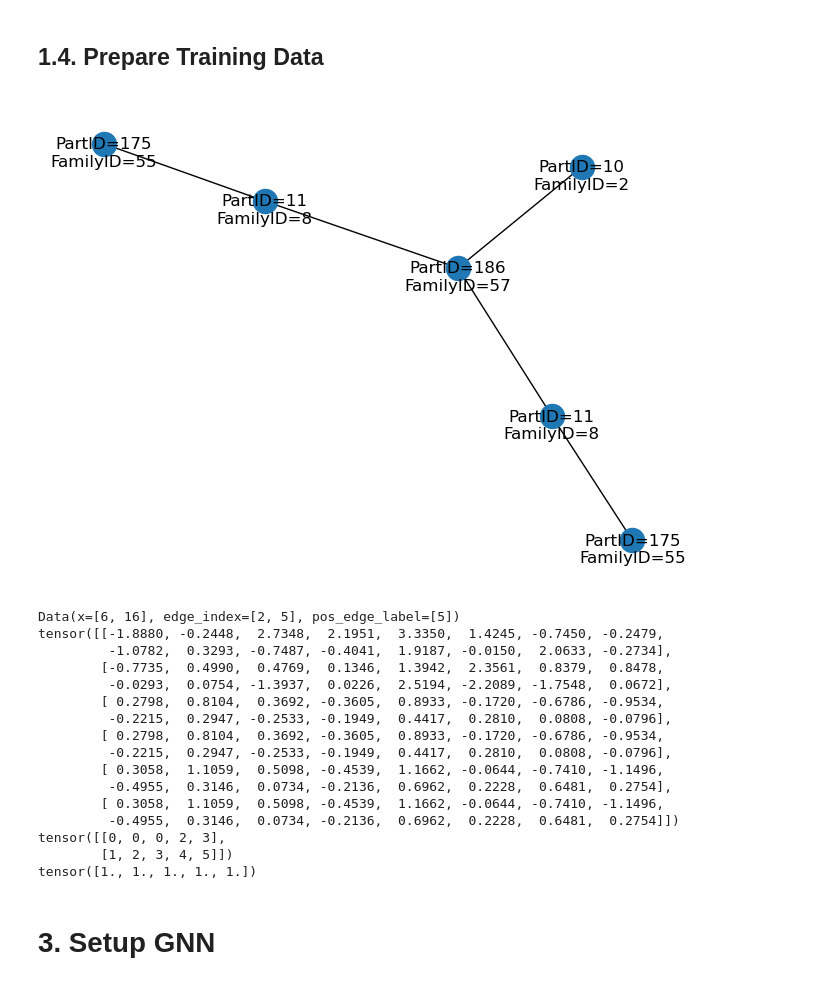
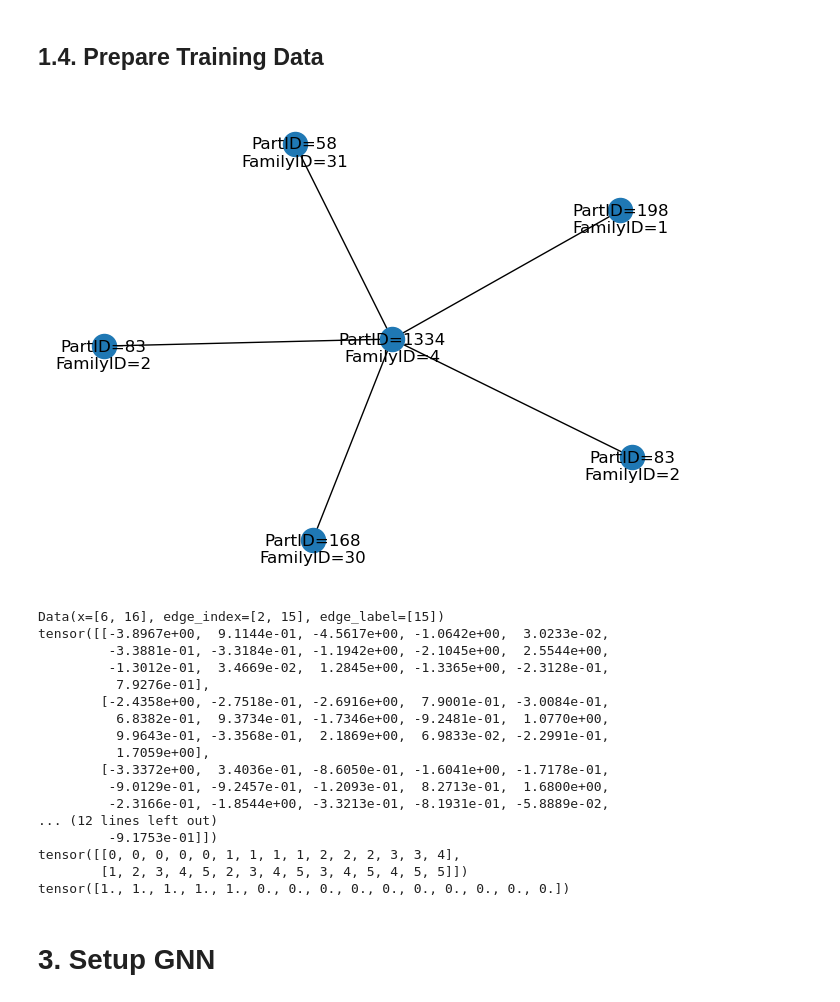
Before and after one commit to javajonny/ai-lecture-project, a Jupyter notebook: predict_GNN.ipynb, the cells around one changed output. Saved outputs shown, nothing was run; the diff lists cells and outputs as text; code cells hidden in the pictures.

Commit message:
Training and Prediction fertig

```diff
--- a/predict_GNN.ipynb
+++ b/predict_GNN.ipynb
@@ -52,16 +61,16 @@ gae_epochs = 100
 # %% [markdown]
 ## 1.1 Helper Functions
 # %%
-def create_part_list(graph):
+def create_part_list(graph_tuple):
     part_list = []
-    nodes = graph.get_nodes()
+    nodes = graph_tuple[1].get_nodes()
     for node in nodes:
         part_list.append((node.get_id(), node.get_part().get_part_id()))
     return part_list
 # %%
-def create_edge_list(graph):
+def create_edge_list(graph_tuple):
     edge_set = set()
-    edges = graph.get_edges()
+    edges = graph_tuple[1].get_edges()
     for node, connected_nodes in edges.items():
         for connected_node in connected_nodes:
 
@@ -225,7 +287,7 @@ for graph_id in graph_parts_dict.keys():
         parts_list.append(embedding)
     parts = torch.tensor(parts_list, dtype=torch.float)
 
-    # 2. Extract Edge Features:
+    # 2. Extract Positive Edges:
     edge_index_list = []
     for edge in graph_edges:
         source_node = edge[0][0]
@@ -233,37 +295,58 @@ for graph_id in graph_parts_dict.keys():
         edge_index_list.append((source_node, target_node))
     edge_index = torch.tensor(edge_index_list, dtype=torch.long).t().contiguous()
 
-    # 3. Extract Edge Labels:
-    pos_edge_label = torch.ones(edge_index.size(1))  # Positive edges -> Exist in the graph
+    # 3. Extract Negative Edges:
+    num_nodes = len(graph_parts)
+    all_edges = torch.combinations(torch.arange(num_nodes), r=2).T  # All possible edges
+    all_edges = all_edges.to(edge_index.device)  # Ensure device compatibility
 
-    # 4. Create Data Object for the Current Graph:
-    single_graph_data = Data(x=parts, edge_index=edge_index, pos_edge_label=pos_edge_label)
+    # Identify negative edges
+    neg_edge_mask = ~torch.any(
+        (all_edges.unsqueeze(-1) == edge_index.unsqueeze(1)).all(dim=0), dim=1
+    )
+    neg_edge_index = all_edges[:, neg_edge_mask]
+
+    # 4. Create Edge Labels:
+    pos_edge_label = torch.ones(edge_index.size(1))  # Label 1 for positive edges
+    neg_edge_label = torch.zeros(neg_edge_index.size(1))  # Label 0 for negative edges
+
+    # Combine positive and negative edges:
+    edge_index = torch.cat([edge_index, neg_edge_index], dim=1)
+    edge_label = torch.cat([pos_edge_label, neg_edge_label], dim=0)
+
+    # 5. Create Data Object for the Current Graph:
+    single_graph_data = Data(
+        x=parts,
+        edge_index=edge_index,
+        edge_label=edge_label  # Store labels for training
+    )
     all_graph_data.append(single_graph_data)
 # %%
 # Verify the first Data object:
-training_set[example_graph].draw()
+training_set[example_graph][1].draw()
 print(all_graph_data[example_graph])
 print(all_graph_data[example_graph].x)
 print(all_graph_data[example_graph].edge_index)
-print(all_graph_data[example_graph].pos_edge_label)
+print(all_graph_data[example_graph].edge_label)
 # %% [output]
-[figure, old version]
+[figure, new version]
-Data(x=[6, 16], edge_index=[2, 5], pos_edge_label=[5])
-tensor([[-1.8880, -0.2448,  2.7348,  2.1951,  3.3350,  1.4245, -0.7450, -0.2479,
-         -1.0782,  0.3293, -0.7487, -0.4041,  1.9187, -0.0150,  2.0633, -0.2734],
-        [-0.7735,  0.4990,  0.4769,  0.1346,  1.3942,  2.3561,  0.8379,  0.8478,
-         -0.0293,  0.0754, -1.3937,  0.0226,  2.5194, -2.2089, -1.7548,  0.0672],
-        [ 0.2798,  0.8104,  0.3692, -0.3605,  0.8933, -0.1720, -0.6786, -0.9534,
-         -0.2215,  0.2947, -0.2533, -0.1949,  0.4417,  0.2810,  0.0808, -0.0796],
-        [ 0.2798,  0.8104,  0.3692, -0.3605,  0.8933, -0.1720, -0.6786, -0.9534,
-         -0.2215,  0.2947, -0.2533, -0.1949,  0.4417,  0.2810,  0.0808, -0.0796],
-        [ 0.3058,  1.1059,  0.5098, -0.4539,  1.1662, -0.0644, -0.7410, -1.1496,
-         -0.4955,  0.3146,  0.0734, -0.2136,  0.6962,  0.2228,  0.6481,  0.2754],
-        [ 0.3058,  1.1059,  0.5098, -0.4539,  1.1662, -0.0644, -0.7410, -1.1496,
-         -0.4955,  0.3146,  0.0734, -0.2136,  0.6962,  0.2228,  0.6481,  0.2754]])
-tensor([[0, 0, 0, 2, 3],
-        [1, 2, 3, 4, 5]])
-tensor([1., 1., 1., 1., 1.])
+Data(x=[6, 16], edge_index=[2, 15], edge_label=[15])
+tensor([[-3.8967e+00,  9.1144e-01, -4.5617e+00, -1.0642e+00,  3.0233e-02,
+         -3.3881e-01, -3.3184e-01, -1.1942e+00, -2.1045e+00,  2.5544e+00,
+         -1.3012e-01,  3.4669e-02,  1.2845e+00, -1.3365e+00, -2.3128e-01,
+          7.9276e-01],
+        [-2.4358e+00, -2.7518e-01, -2.6916e+00,  7.9001e-01, -3.0084e-01,
+          6.8382e-01,  9.3734e-01, -1.7346e+00, -9.2481e-01,  1.0770e+00,
+          9.9643e-01, -3.3568e-01,  2.1869e+00,  6.9833e-02, -2.2991e-01,
+          1.7059e+00],
+        [-3.3372e+00,  3.4036e-01, -8.6050e-01, -1.6041e+00, -1.7178e-01,
+         -9.0129e-01, -9.2457e-01, -1.2093e-01,  8.2713e-01,  1.6800e+00,
+         -2.3166e-01, -1.8544e+00, -3.3213e-01, -8.1931e-01, -5.8889e-02,
+... (12 lines left out)
+         -9.1753e-01]])
+tensor([[0, 0, 0, 0, 0, 1, 1, 1, 1, 2, 2, 2, 3, 3, 4],
+        [1, 2, 3, 4, 5, 2, 3, 4, 5, 3, 4, 5, 4, 5, 5]])
+tensor([1., 1., 1., 1., 1., 0., 0., 0., 0., 0., 0., 0., 0., 0., 0.])
 # %% [markdown]
 # 3. Setup GNN
 # %% [markdown]
```
Also changed, not shown: parts of 32 cells of this notebook.
